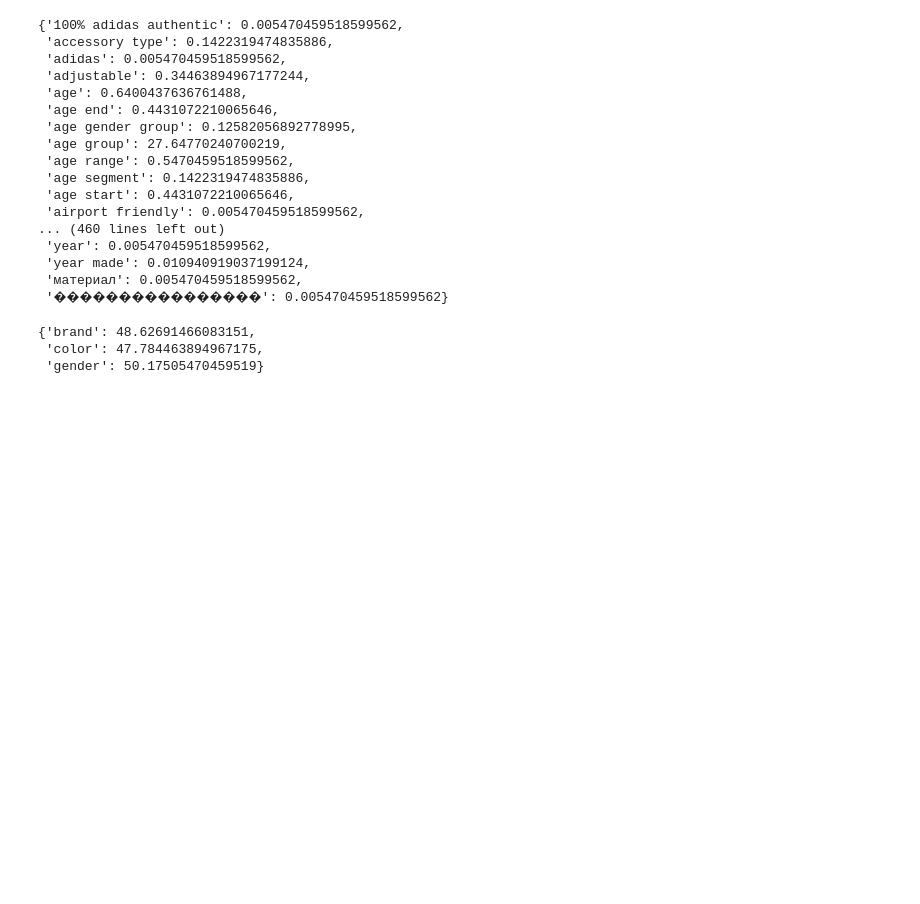
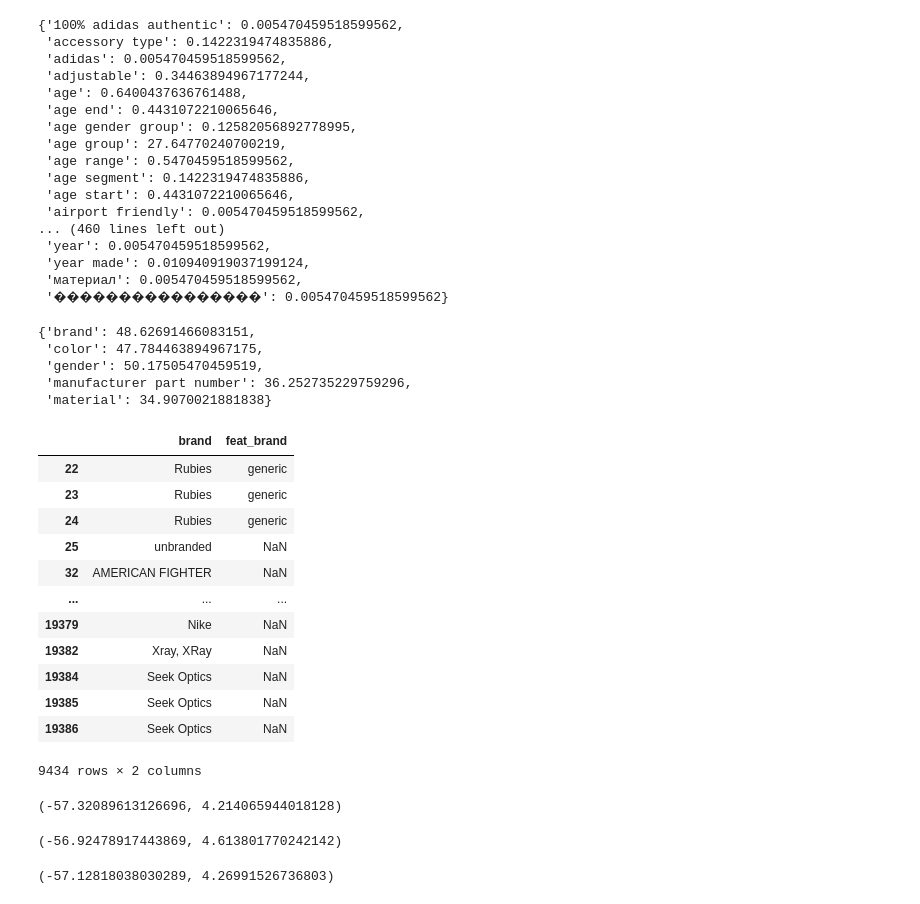
Before and after one commit to dudekkrzysztof/dw_matrix, a Jupyter notebook: matrix_one/Day5.ipynb, the cells around one changed output. Cells and saved outputs as stored; diff of their text form; code cells hidden in the pictures; blank space fills up the shorter version.

```diff
--- a/matrix_one/Day5.ipynb
+++ b/matrix_one/Day5.ipynb
@@ -164,8 +167,55 @@ keys_stat
  'материал': 0.005470459518599562,
  '����������������': 0.005470459518599562}
 # %%
-{k:v for k,v in keys_stat.items() if v > 40 }
+{k:v for k,v in keys_stat.items() if v > 30 }
 # %% [output]
 {'brand': 48.62691466083151,
  'color': 47.784463894967175,
- 'gender': 50.17505470459519}
+ 'gender': 50.17505470459519,
+ 'manufacturer part number': 36.252735229759296,
+ 'material': 34.9070021881838}
+# %%
+df['feat_brand_cat'] = df['feat_brand'].factorize()[0]
+df['feat_color_cat'] = df['feat_color'].factorize()[0]
+df['feat_gender_cat'] = df['feat_gender'].factorize()[0]
+df['feat_manufacturer__cat'] = df['feat_manufacturer part number'].factorize()[0]
+df['feat_material_cat'] = df['feat_material'].factorize()[0]
+
+
+df['feat_sport_cat'] = df['feat_sport'].factorize()[0]
+df['feat_style_cat'] = df['feat_style'].factorize()[0]
+
+
+for key in keys :
+  df[get_name_feat(key) + '_cat'] = df[get_name_feat(key)].factorize()[0]
+# %%
+df[df.brand.map(lambda x: str(x).lower()) != df.feat_brand][['brand','feat_brand']]
+# %% [output]
+|  | brand | feat_brand |
+| 22 | Rubies | generic |
+| 23 | Rubies | generic |
+| 24 | Rubies | generic |
+| 25 | unbranded | NaN |
+| 32 | AMERICAN FIGHTER | NaN |
+| ... | ... | ... |
+| 19379 | Nike | NaN |
+| 19382 | Xray, XRay | NaN |
+| 19384 | Seek Optics | NaN |
+| 19385 | Seek Optics | NaN |
+| 19386 | Seek Optics | NaN |
+9434 rows × 2 columns
+# %%
+model = RandomForestRegressor(max_depth=5, n_estimators=100, random_state=2020)
+
+run_model(['brand_cat'], model)
+# %% [output]
+(-57.32089613126696, 4.214065944018128)
+# %%
+run_model(['brand_cat', 'feat_brand_cat'], model)
+# %% [output]
+(-56.92478917443869, 4.613801770242142)
+# %%
+feats =['brand_cat', 'feat_brand_cat','feat_gender_cat','feat_material_cat', 'feat_style_cat', 'feat_sport_cat']
+run_model(feats, model)
+# %% [output]
+(-57.12818038030289, 4.26991526736803)
```
Also changed, not shown: parts of 8 cells of this notebook.
